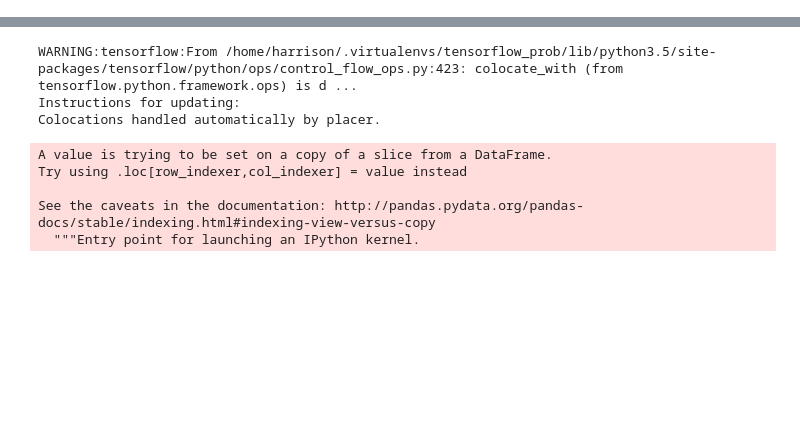
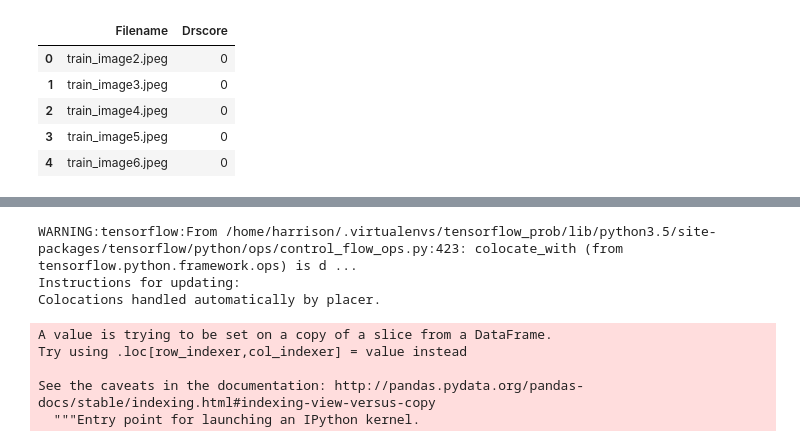
Before and after one commit to harrisonnguyen/diabetes_retinopathy_kaggle, a Jupyter notebook: test.ipynb, the cells around one changed output, grey strips where cells are left out. Saved outputs shown, nothing was run; the diff lists cells and outputs as text; code cells hidden in the pictures; blank space fills up the shorter version.

```diff
--- a/test.ipynb
+++ b/test.ipynb
@@ -16,2 +19,11 @@ import pandas as pd
 # %%
 df = pd.read_csv("dataset/training-labels.csv")
+# %%
+df.head()
+# %% [output]
+|  | Filename | Drscore |
+| 0 | train_image2.jpeg | 0 |
+| 1 | train_image3.jpeg | 0 |
+| 2 | train_image4.jpeg | 0 |
+| 3 | train_image5.jpeg | 0 |
+| 4 | train_image6.jpeg | 0 |
```
Also changed, not shown: parts of 10 cells of this notebook, 2 other files.
